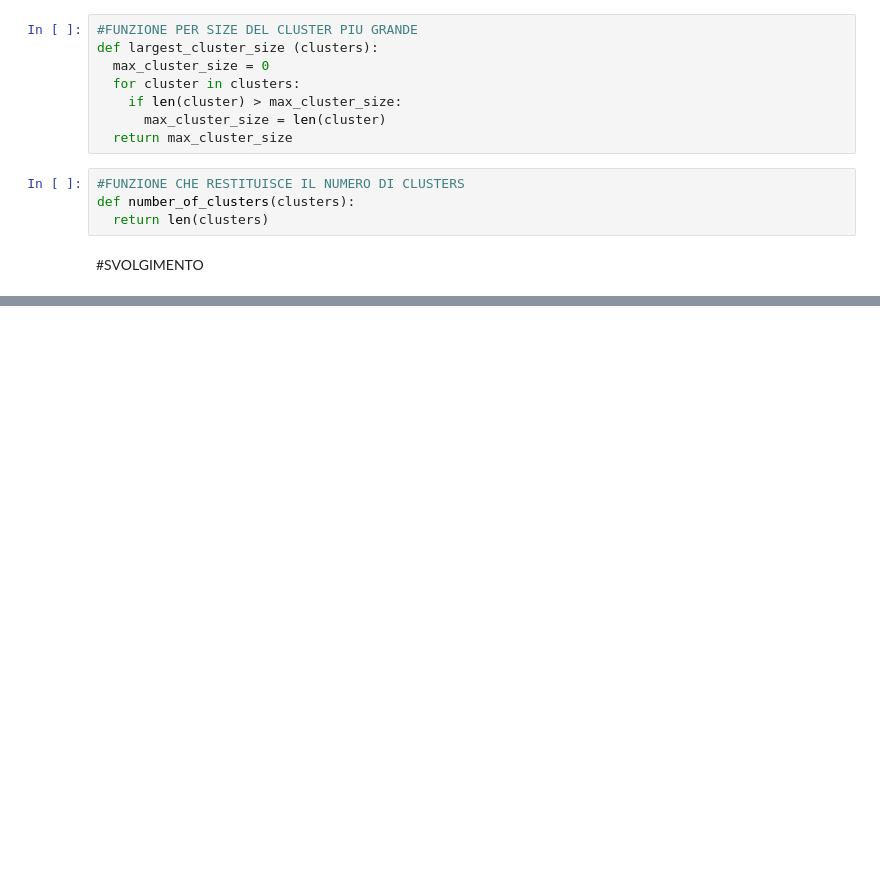
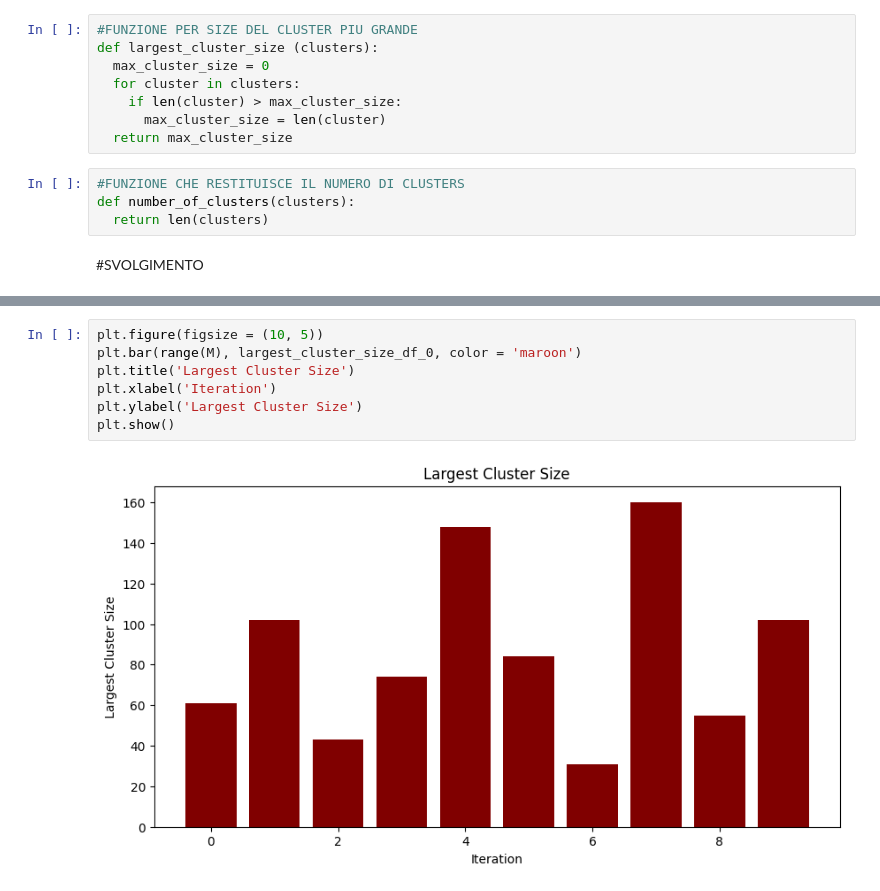
Before and after one commit to andreamurari/percolation_project, a Jupyter notebook: percolation_project.ipynb, the cells around one changed output, grey strips where cells are left out. Cells and saved outputs as stored; diff of their text form; blank space fills up the shorter version.

```diff
--- a/percolation_project.ipynb
+++ b/percolation_project.ipynb
@@ -153,0 +132,9 @@ number of clusters:  337
+# %%
+plt.figure(figsize = (10, 5))
+plt.bar(range(M), largest_cluster_size_df_0, color = 'maroon')
+plt.title('Largest Cluster Size')
+plt.xlabel('Iteration')
+plt.ylabel('Largest Cluster Size')
+plt.show()
+# %% [output]
+[figure, added]
```
Also changed, not shown: parts of 51 cells of this notebook.
